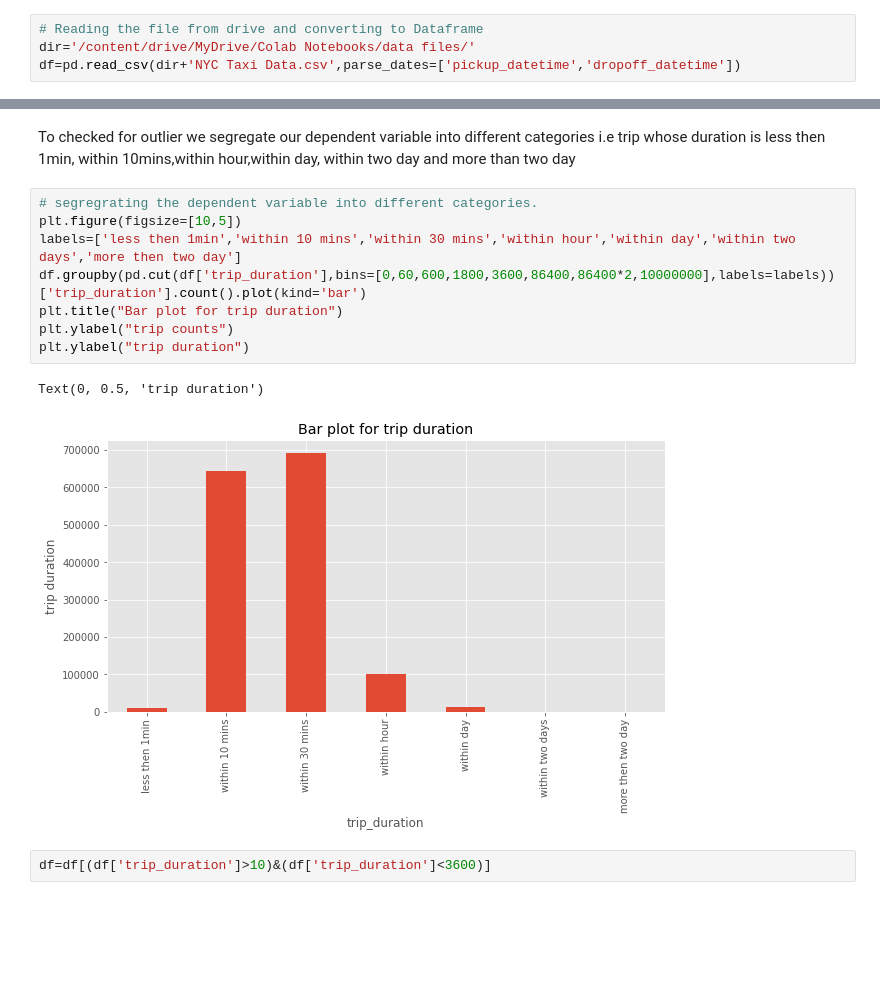
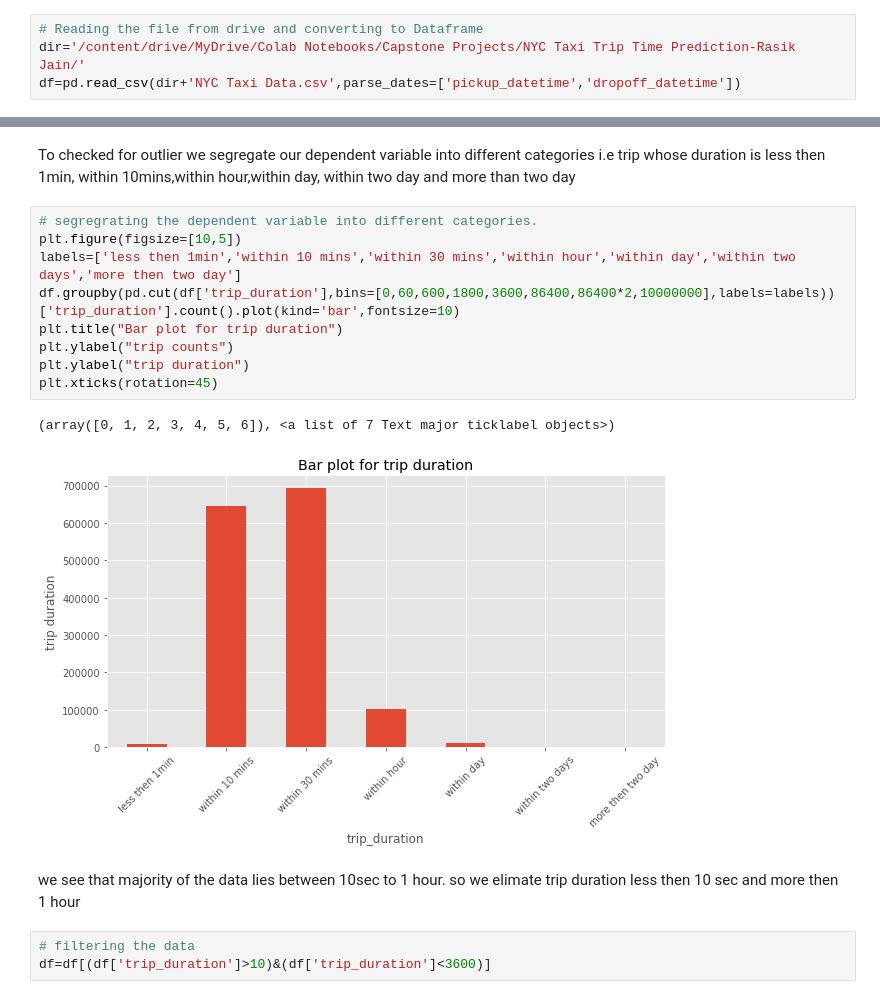
Before and after one commit to jainrasik/NYC-Taxi-Trip-Time-Prediction-Rasik-Jain, a Jupyter notebook: NYC_Taxi_Trip_Time_Prediction_rasik_jain_Capstone_Project.ipynb, the cells around one changed output, grey strips where cells are left out. Saved outputs shown, nothing was run; the diff lists cells and outputs as text; blank space fills up the shorter version.

```diff
--- a/NYC_Taxi_Trip_Time_Prediction_rasik_jain_Capstone_Project.ipynb
+++ b/NYC_Taxi_Trip_Time_Prediction_rasik_jain_Capstone_Project.ipynb
@@ -59,6 +67,6 @@ Drive already mounted at /content/drive; to attempt to forcibly remount, call dr
 # %%
 # Reading the file from drive and converting to Dataframe
-dir='/content/drive/MyDrive/Colab Notebooks/data files/'
+dir='/content/drive/MyDrive/Colab Notebooks/Capstone Projects/NYC Taxi Trip Time Prediction-Rasik Jain/'
 df=pd.read_csv(dir+'NYC Taxi Data.csv',parse_dates=['pickup_datetime','dropoff_datetime'])
 # %%
 # checking the data
@@ -181,14 +199,18 @@ To checked for outlier we segregate our dependent variable into different catego
 # %%
 # segregrating the dependent variable into different categories.
 plt.figure(figsize=[10,5])
 labels=['less then 1min','within 10 mins','within 30 mins','within hour','within day','within two days','more then two day']
-df.groupby(pd.cut(df['trip_duration'],bins=[0,60,600,1800,3600,86400,86400*2,10000000],labels=labels))['trip_duration'].count().plot(kind='bar')
+df.groupby(pd.cut(df['trip_duration'],bins=[0,60,600,1800,3600,86400,86400*2,10000000],labels=labels))['trip_duration'].count().plot(kind='bar',fontsize=10)
 plt.title("Bar plot for trip duration")
 plt.ylabel("trip counts")
 plt.ylabel("trip duration")
+plt.xticks(rotation=45)
 # %% [output]
-Text(0, 0.5, 'trip duration')
+(array([0, 1, 2, 3, 4, 5, 6]), <a list of 7 Text major ticklabel objects>)
-[figure, old version]
+[figure, new version]
+# %% [markdown]
+we see that majority of the data lies between 10sec to 1 hour. so we elimate trip duration less then 10 sec and more then 1 hour
 # %%
+# filtering the data
 df=df[(df['trip_duration']>10)&(df['trip_duration']<3600)]
 # %%
```
Also changed, not shown: parts of 89 cells of this notebook.
